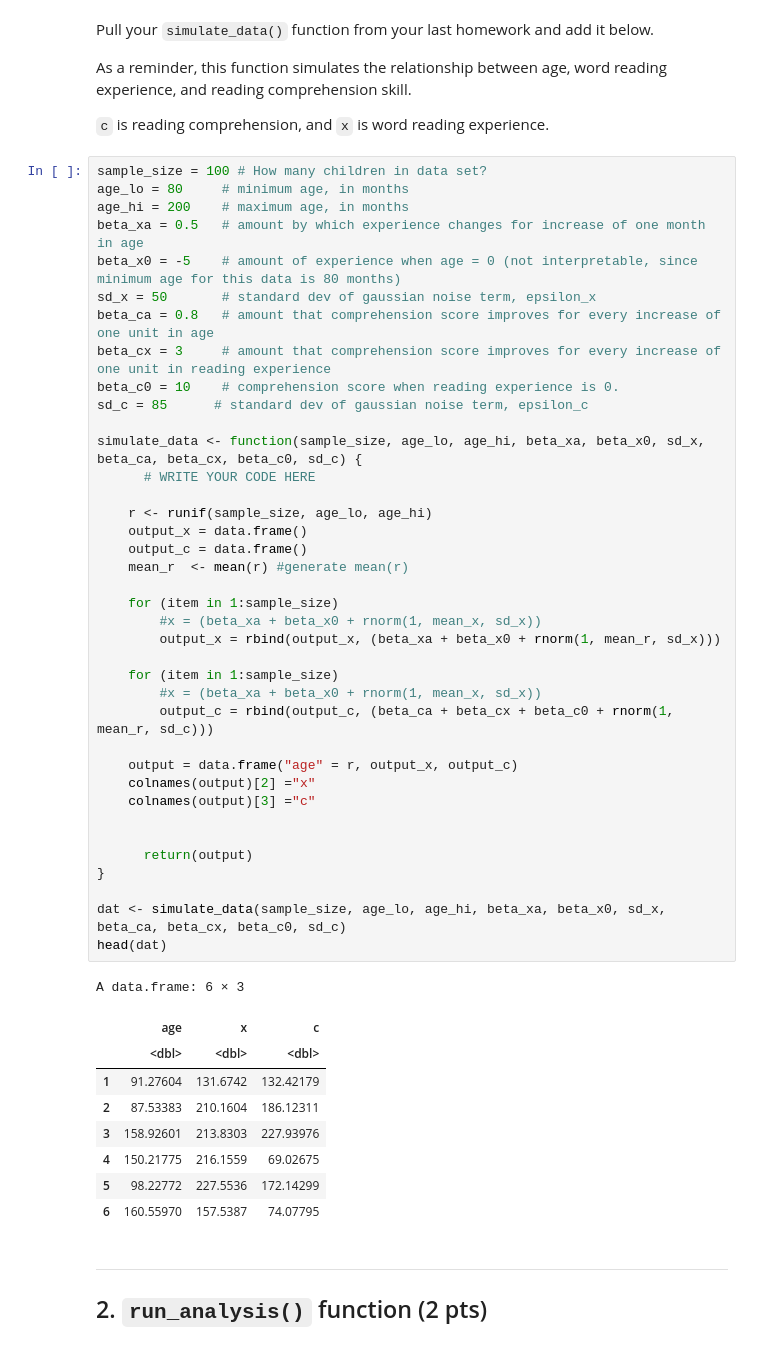
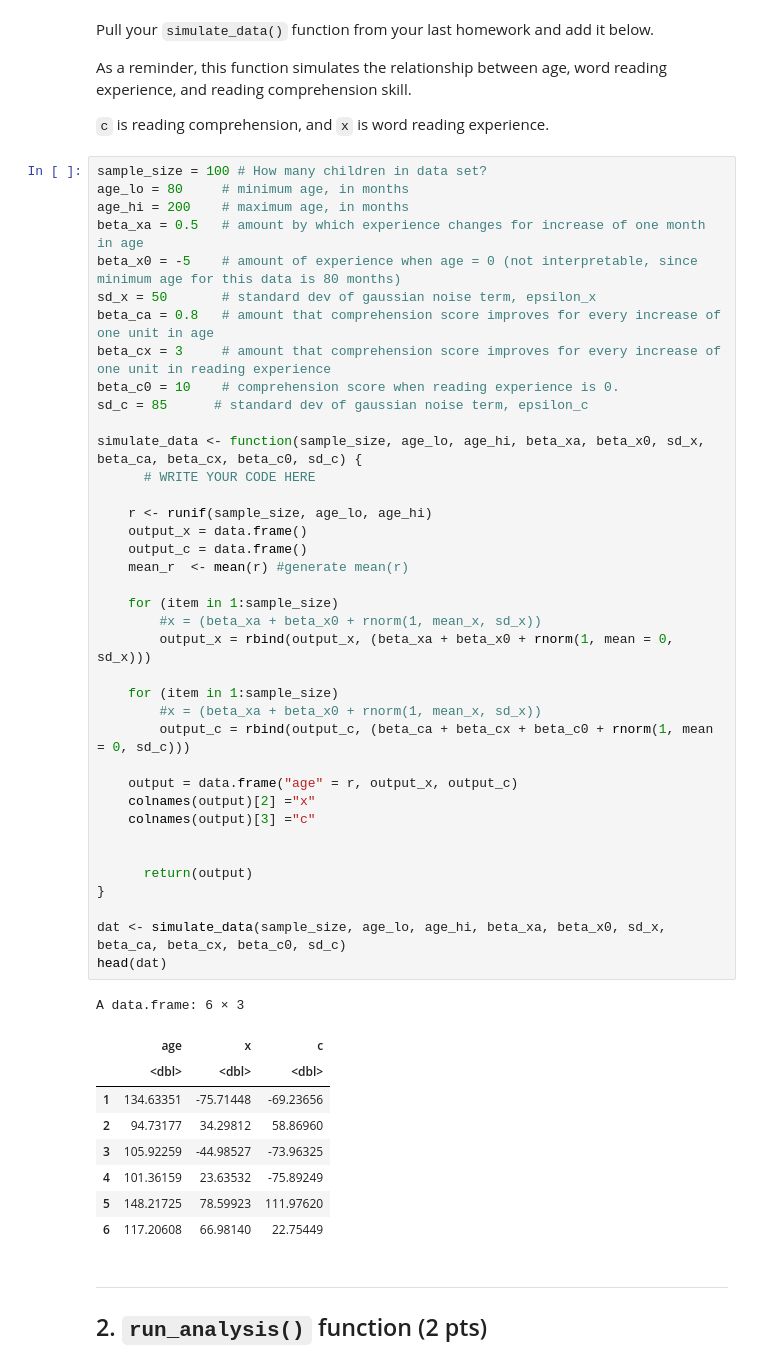
Before and after one commit to alapadat/Lapadat_DSPN_S22, a Jupyter notebook: book/exercises/10-19/Exercise15_power-analysis-via-simulations.ipynb, the cells around one changed output. Cells and saved outputs as stored; diff of their text form.

```diff
--- a/book/exercises/10-19/Exercise15_power-analysis-via-simulations.ipynb
+++ b/book/exercises/10-19/Exercise15_power-analysis-via-simulations.ipynb
@@ -24,41 +24,41 @@ beta_c0 = 10    # comprehension score when reading experience is 0.
 sd_c = 85      # standard dev of gaussian noise term, epsilon_c
 
 simulate_data <- function(sample_size, age_lo, age_hi, beta_xa, beta_x0, sd_x, beta_ca, beta_cx, beta_c0, sd_c) {
       # WRITE YOUR CODE HERE
 
     r <- runif(sample_size, age_lo, age_hi)
     output_x = data.frame()
     output_c = data.frame()
     mean_r  <- mean(r) #generate mean(r)
 
     for (item in 1:sample_size)
         #x = (beta_xa + beta_x0 + rnorm(1, mean_x, sd_x))
-        output_x = rbind(output_x, (beta_xa + beta_x0 + rnorm(1, mean_r, sd_x)))
+        output_x = rbind(output_x, (beta_xa + beta_x0 + rnorm(1, mean = 0, sd_x)))
 
     for (item in 1:sample_size)
         #x = (beta_xa + beta_x0 + rnorm(1, mean_x, sd_x))
-        output_c = rbind(output_c, (beta_ca + beta_cx + beta_c0 + rnorm(1, mean_r, sd_c)))
+        output_c = rbind(output_c, (beta_ca + beta_cx + beta_c0 + rnorm(1, mean = 0, sd_c)))
 
     output = data.frame("age" = r, output_x, output_c)
     colnames(output)[2] ="x"
     colnames(output)[3] ="c"
 
 
       return(output)
 }
 
 dat <- simulate_data(sample_size, age_lo, age_hi, beta_xa, beta_x0, sd_x, beta_ca, beta_cx, beta_c0, sd_c)
 head(dat)
 # %% [output]
 A data.frame: 6 × 3
 |  | age | x | c |
 |  | <dbl> | <dbl> | <dbl> |
-| 1 | 91.27604 | 131.6742 | 132.42179 |
-| 2 | 87.53383 | 210.1604 | 186.12311 |
-| 3 | 158.92601 | 213.8303 | 227.93976 |
-| 4 | 150.21775 | 216.1559 | 69.02675 |
-| 5 | 98.22772 | 227.5536 | 172.14299 |
-| 6 | 160.55970 | 157.5387 | 74.07795 |
+| 1 | 134.63351 | -75.71448 | -69.23656 |
+| 2 | 94.73177 | 34.29812 | 58.86960 |
+| 3 | 105.92259 | -44.98527 | -73.96325 |
+| 4 | 101.36159 | 23.63532 | -75.89249 |
+| 5 | 148.21725 | 78.59923 | 111.97620 |
+| 6 | 117.20608 | 66.98140 | 22.75449 |
 # %% [markdown]
 ---
 ## 2. `run_analysis()` function (2 pts)
```
Also changed, not shown: parts of 6 cells of this notebook.
